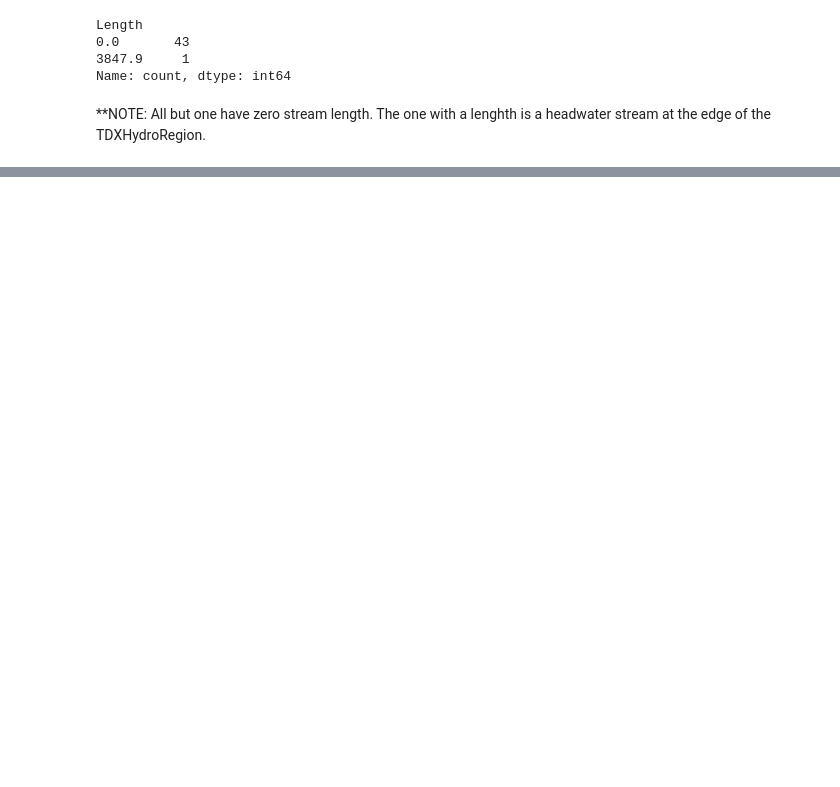
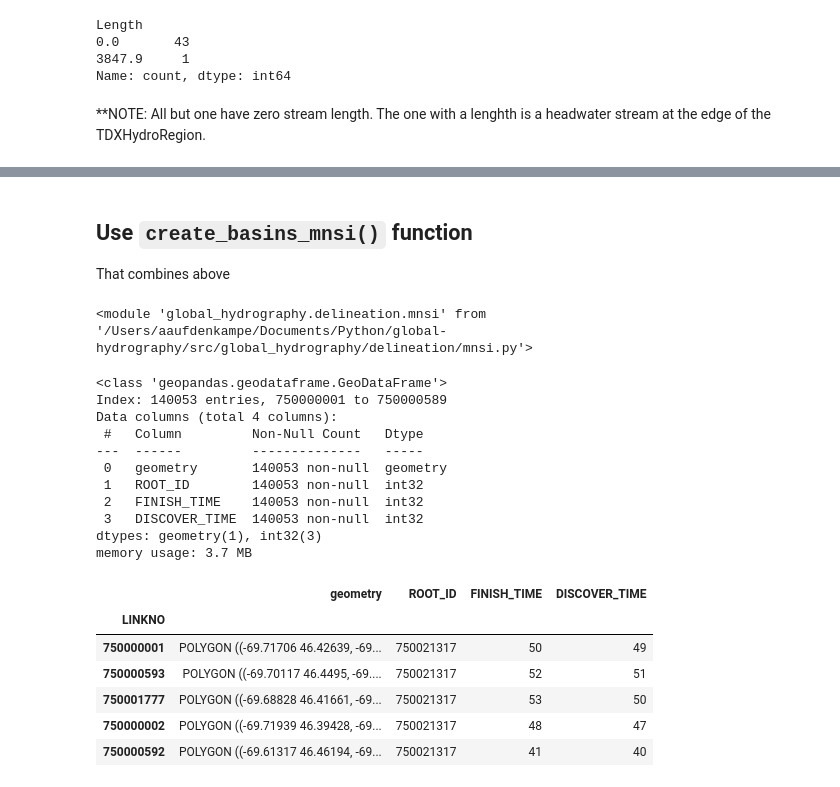
Before and after one commit to WikiWatershed/global-hydrography, a Jupyter notebook: sandbox/modified_nested_set_index.ipynb, the cells around one changed output, grey strips where cells are left out. Drawn from its saved outputs; the diff is of its cells as text; code cells hidden in the pictures; blank space fills up the shorter version.

```diff
--- a/sandbox/modified_nested_set_index.ipynb
+++ b/sandbox/modified_nested_set_index.ipynb
@@ -385,7 +402,7 @@ tdx_hydro_region = 7020038340
 # %%
 # Test new select_tdx_files()
 streamnet_file, basins_file = gh.process.select_tdx_files(
-    tdx_dir, tdxhydroregion,'.gpkg')
+    tdx_dir, tdx_hydro_region,'.gpkg')
 
 streamnet_file.name
 # %% [output]
@@ -492,0 +575,34 @@ pyogrio.write_dataframe(streams_no_basins_gdf, tdx_dir / 'streams_no_basins.gpkg
+# %% [markdown]
+## Use `create_basins_mnsi()` function
+That combines above
+# %%
+reload(gh.process)
+reload(gh.mnsi)
+# %% [output]
+<module 'global_hydrography.delineation.mnsi' from '/Users/aaufdenkampe/Documents/Python/global-hydrography/src/global_hydrography/delineation/mnsi.py'>
+# %%
+basins_mnsi_gdf, streams_no_basin_gdf2 = gh.process.create_basins_mnsi(
+    basins_gdf,
+    stream_mnsi_gdf,
+)
+basins_mnsi_gdf.info()
+basins_mnsi_gdf.head()
+# %% [output]
+<class 'geopandas.geodataframe.GeoDataFrame'>
+Index: 140053 entries, 750000001 to 750000589
+Data columns (total 4 columns):
+ #   Column         Non-Null Count   Dtype
+---  ------         --------------   -----
+ 0   geometry       140053 non-null  geometry
+ 1   ROOT_ID        140053 non-null  int32
+ 2   FINISH_TIME    140053 non-null  int32
+ 3   DISCOVER_TIME  140053 non-null  int32
+dtypes: geometry(1), int32(3)
+memory usage: 3.7 MB
+|  | geometry | ROOT_ID | FINISH_TIME | DISCOVER_TIME |
+| LINKNO |  |  |  |  |
+| 750000001 | POLYGON ((-69.71706 46.42639, -69... | 750021317 | 50 | 49 |
+| 750000593 | POLYGON ((-69.70117 46.4495, -69.... | 750021317 | 52 | 51 |
+| 750001777 | POLYGON ((-69.68828 46.41661, -69... | 750021317 | 53 | 50 |
+| 750000002 | POLYGON ((-69.71939 46.39428, -69... | 750021317 | 48 | 47 |
+| 750000592 | POLYGON ((-69.61317 46.46194, -69... | 750021317 | 41 | 40 |
```
Also changed, not shown: parts of 15 cells of this notebook, 4 other files.
